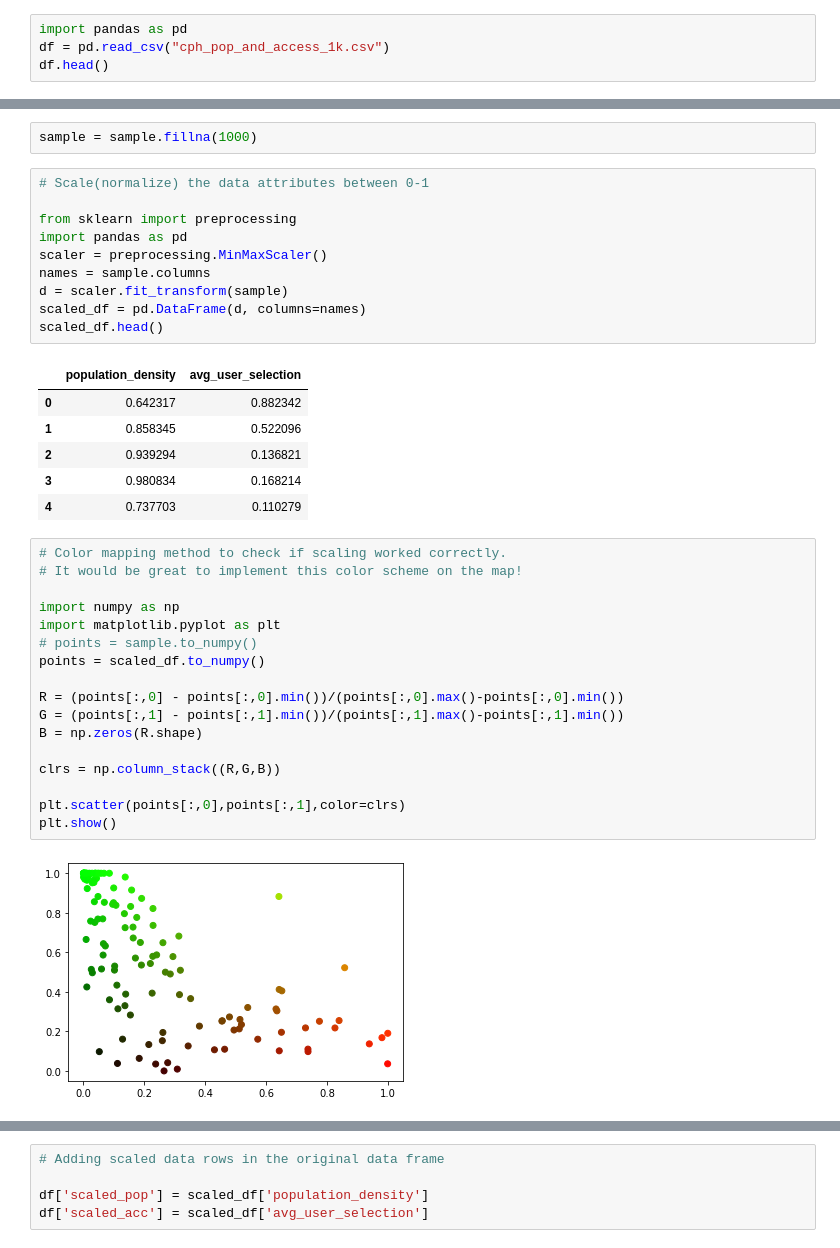
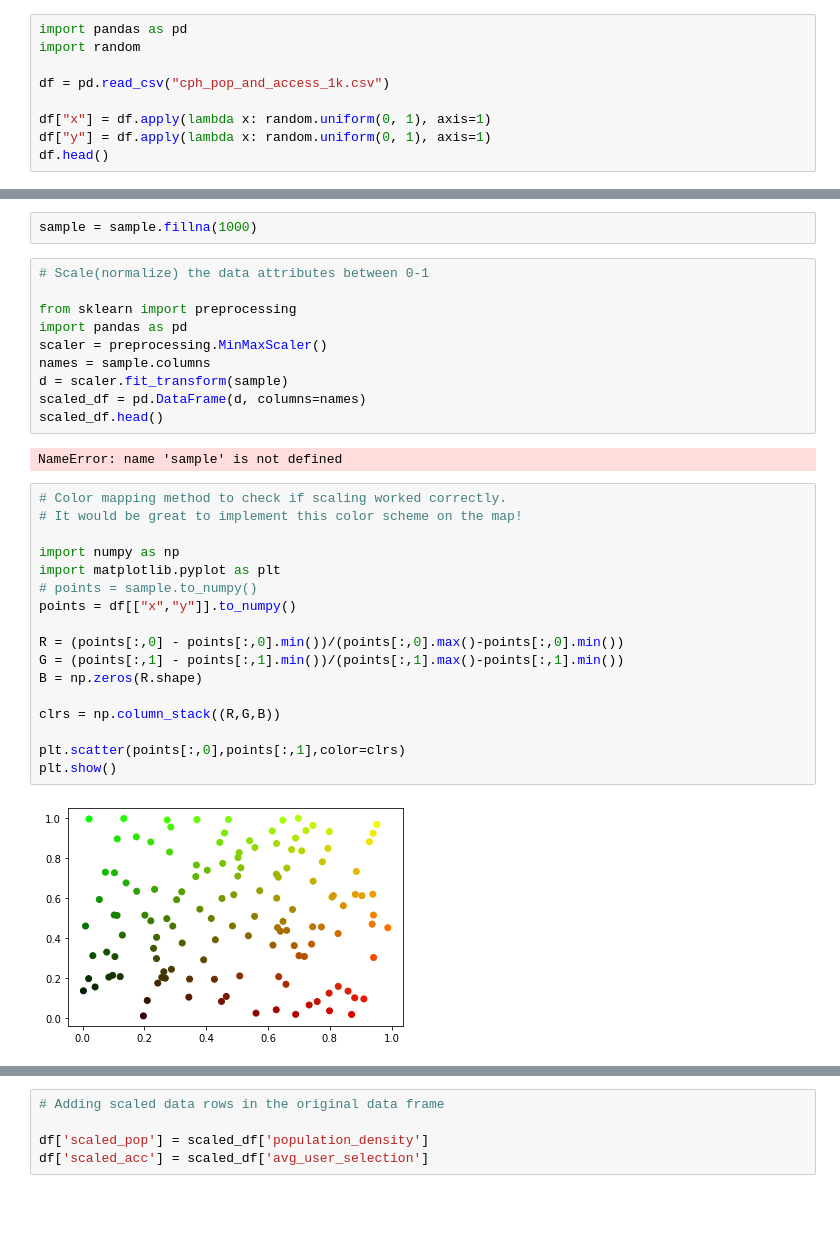
Before and after one commit to JacobKjaerulffFurberg/15MinutesCitiesVisualization, a Jupyter notebook: Visualization.ipynb, the cells around one changed output, grey strips where cells are left out. Drawn from its saved outputs; the diff is of its cells as text; blank space fills up the shorter version.

```diff
--- a/Visualization.ipynb
+++ b/Visualization.ipynb
@@ -1,6 +1,11 @@
 # %%
 import pandas as pd
+import random
+
 df = pd.read_csv("cph_pop_and_access_1k.csv")
+
+df["x"] = df.apply(lambda x: random.uniform(0, 1), axis=1)
+df["y"] = df.apply(lambda x: random.uniform(0, 1), axis=1)
 df.head()
 # %% [output]
 |  | id | lon | lat | population_density | avg_restaurant_dist | avg_bar_dist | avg_school_dist | ... |
@@ -54,28 +59,23 @@ d = scaler.fit_transform(sample)
 scaled_df = pd.DataFrame(d, columns=names)
 scaled_df.head()
 # %% [output]
-|  | population_density | avg_user_selection |
-| 0 | 0.642317 | 0.882342 |
-| 1 | 0.858345 | 0.522096 |
-| 2 | 0.939294 | 0.136821 |
-| 3 | 0.980834 | 0.168214 |
-| 4 | 0.737703 | 0.110279 |
+NameError: name 'sample' is not defined
 # %%
 # Color mapping method to check if scaling worked correctly.
 # It would be great to implement this color scheme on the map!
 
 import numpy as np
 import matplotlib.pyplot as plt
 # points = sample.to_numpy()
-points = scaled_df.to_numpy()
+points = df[["x","y"]].to_numpy()
 
 R = (points[:,0] - points[:,0].min())/(points[:,0].max()-points[:,0].min())
 G = (points[:,1] - points[:,1].min())/(points[:,1].max()-points[:,1].min())
 B = np.zeros(R.shape)
 
 clrs = np.column_stack((R,G,B))
 
 plt.scatter(points[:,0],points[:,1],color=clrs)
 plt.show()
 # %% [output]
-[figure, old version]
+[figure, new version]
```
Also changed, not shown: parts of 3 cells of this notebook, 4 other files.
